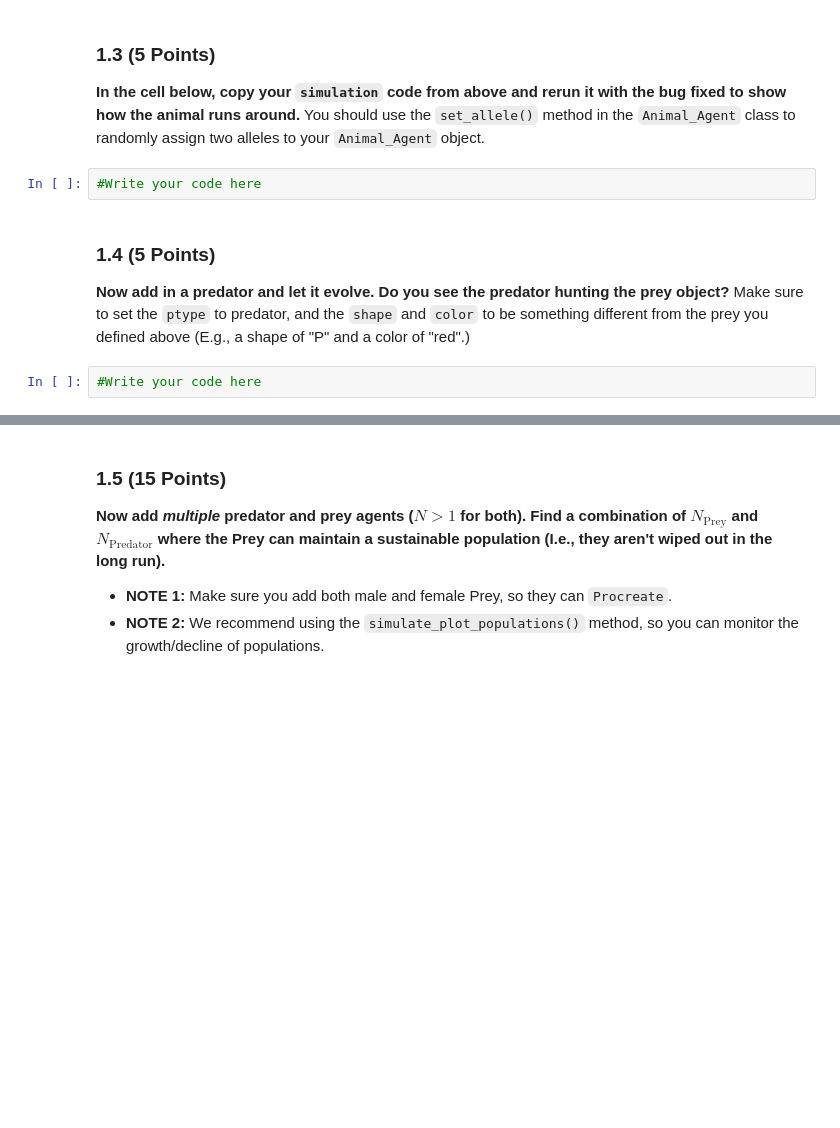
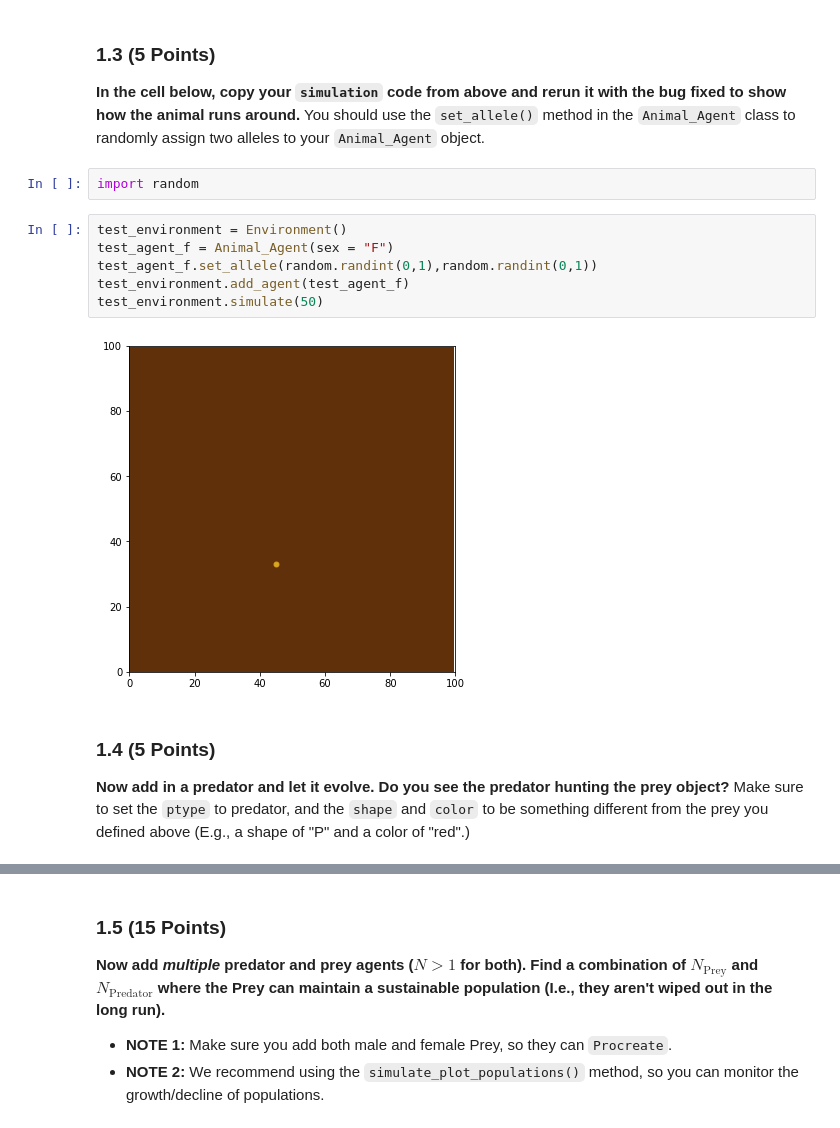
Before and after one commit to elsadeki/cmse202-s23-turnin, a Jupyter notebook: hw-03/HW3_ABMs_STUDENT.ipynb, the cells around one changed output, grey strips where cells are left out. Saved outputs shown, nothing was run; the diff lists cells and outputs as text; blank space fills up the shorter version.

```diff
--- a/hw-03/HW3_ABMs_STUDENT.ipynb
+++ b/hw-03/HW3_ABMs_STUDENT.ipynb
@@ -76,11 +90,17 @@ Construct a new `Environment` object and a new `Animal_Agent` object. Specify th
 ### 1.3 (5 Points)
 
 **In the cell below, copy your `simulation` code from above and rerun it with the bug fixed to show how the animal runs around.** You should use the `set_allele()` method in the `Animal_Agent` class to randomly assign two alleles to your `Animal_Agent` object.
-# %%
-#Write your code here
+# %%
+import random
+# %%
+test_environment = Environment()
+test_agent_f = Animal_Agent(sex = "F")
+test_agent_f.set_allele(random.randint(0,1),random.randint(0,1))
+test_environment.add_agent(test_agent_f)
+test_environment.simulate(50)
+# %% [output]
+[figure, added]
 # %% [markdown]
 ### 1.4 (5 Points)
 
 **Now add in a predator and let it evolve. Do you see the predator hunting the prey object?** Make sure to set the `ptype` to predator, and the `shape` and `color` to be something different from the prey you defined above (E.g., a shape of "P" and a color of "red".)
-# %%
-#Write your code here
```
Also changed, not shown: parts of 21 cells of this notebook.
